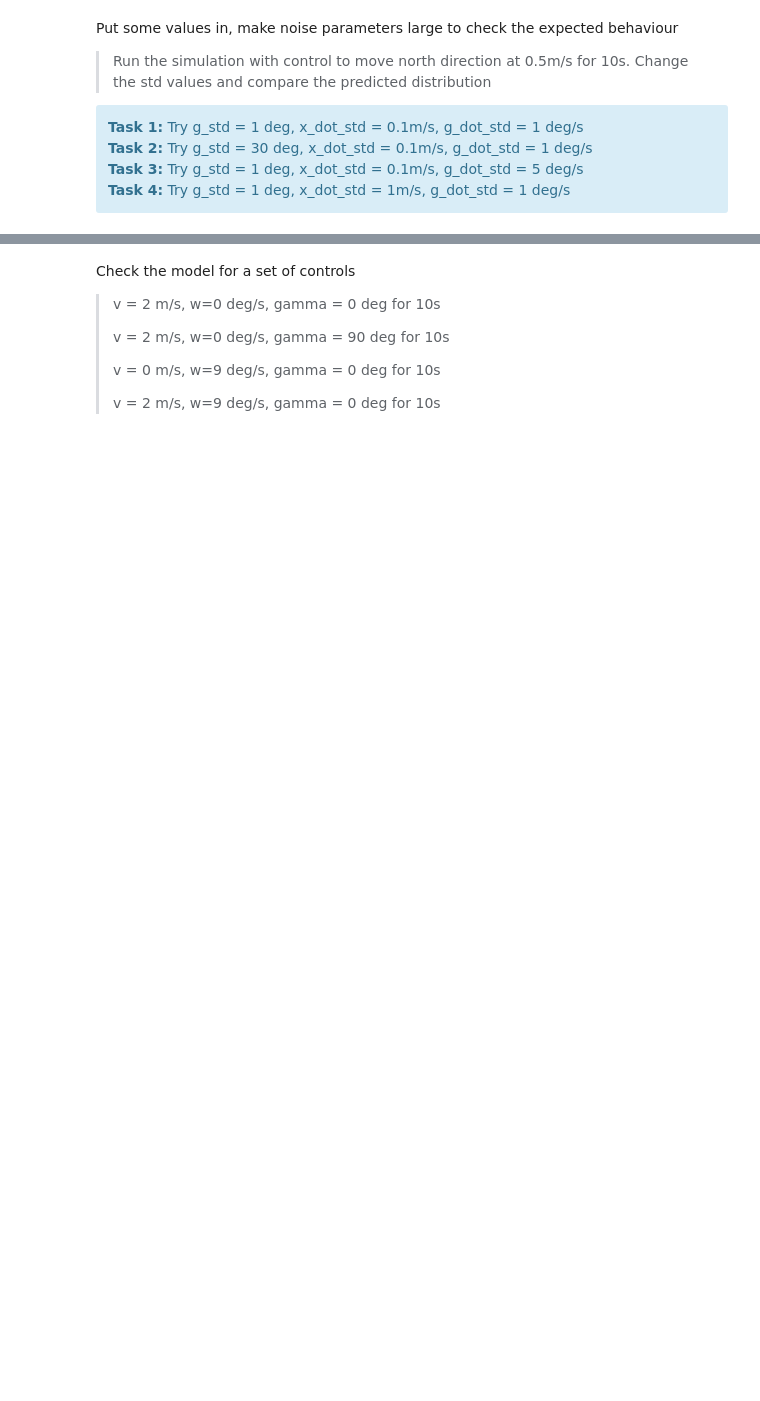
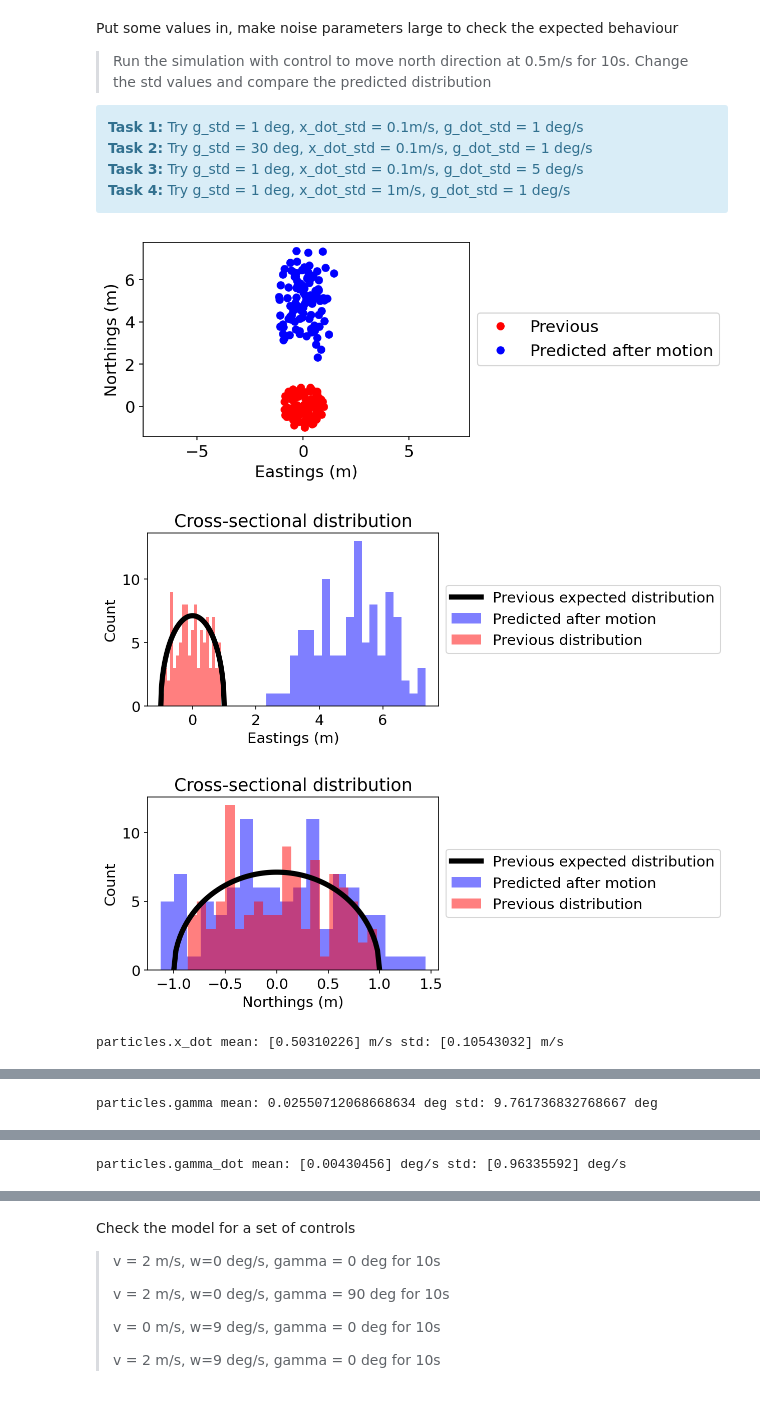
Before and after one commit to skyemckech/FEEG6043-Group, a Jupyter notebook: src/Tutorials/tutorial 5/pf.ipynb, the cells around one changed output, grey strips where cells are left out. Saved outputs shown, nothing was run; the diff lists cells and outputs as text; code cells hidden in the pictures; blank space fills up the shorter version.

```diff
--- a/src/Tutorials/tutorial 5/pf.ipynb
+++ b/src/Tutorials/tutorial 5/pf.ipynb
@@ -199,12 +214,12 @@ def discrete_motion_model(particles, gamma, u, dt, process_noise):
             p[1] = particles.eastings[i]
 
             # We treat the other states as auxilliary (Rao-Blackwellisation), where noise is random sampled from a distribution and added
-            if gamma != None: p[2] = ?? % (2*np.pi)
-            else: p[2] = ?? % (2*np.pi)
+            if gamma != None: p[2] = gamma + np.random.normal(scale = g_std) % (2*np.pi)
+            else: p[2] = particles.gamma[i] + np.random.normal(scale = g_std) % (2*np.pi)
 
             u_noise = Vector(2)
-            u_noise[0] = u[0] + np.random.normal(scale=??)
-            u_noise[1] = u[1] + np.random.normal(scale=??)
+            u_noise[0] = u[0] + np.random.normal(scale=x_dot_std)
+            u_noise[1] = u[1] + np.random.normal(scale=g_dot_std)
 
             # note rigid_body_kinematics already handles the exception dynamics of w=0
             p = rigid_body_kinematics(p,u_noise,dt)
@@ -242,9 +255,9 @@ prev_particles = copy.deepcopy(particles)
 #######################################
 # set some noise parameters
 #######################################
-g_std = ? #rad
-x_dot_std = ? #m/s
-g_dot_std = ? #rad/s
+g_std = np.deg2rad(1) #rad
+x_dot_std = 0.1 #m/s
+g_dot_std = np.deg2rad(1) #rad/s
 
 #######################################
 # set control and heading
@@ -259,7 +272,7 @@ gamma = np.deg2rad(0) #rad
 #######################################
 # use the motion model
 #######################################
-discrete_motion_model(particles, gamma, u, dt, [??, ??, ??]) #variance to make comparable to EKF inputs
+discrete_motion_model(particles, gamma, u, dt, [g_std**2, x_dot_std**2, g_dot_std**2]) #variance to make comparable to EKF inputs
 
 #######################################
 # plot particles after motion prediction
@@ -271,30 +284,35 @@ plt.legend(loc='center left', bbox_to_anchor=(1, 0.5)); plt.show()
 
 plt.figure();
 plt.plot(x, Nb, color = "black", linewidth = 5, label="Previous expected distribution")
 plt.hist(particles.northings, alpha=.5, color = "blue", label="Predicted after motion", bins=nbins)
 plt.hist(prev_particles.northings, alpha=.5, color = "red", label="Previous distribution", bins=nbins)
 plt.title("Cross-sectional distribution"); plt.xlabel("Eastings (m)"); plt.ylabel("Count"); plt.legend()
 plt.legend(loc='center left', bbox_to_anchor=(1, 0.5)); plt.show()
 
 
 plt.figure();
 plt.plot(x, Nb, color = "black", linewidth = 5, label="Previous expected distribution")
 plt.hist(particles.eastings, alpha=.5, color = "blue", label="Predicted after motion", bins=nbins)
 plt.hist(prev_particles.eastings, alpha=.5, color = "red", label="Previous distribution", bins=nbins)
 plt.title("Cross-sectional distribution"); plt.xlabel("Northings (m)"); plt.ylabel("Count"); plt.legend()
 plt.legend(loc='center left', bbox_to_anchor=(1, 0.5)); plt.show()
 
 
 # plot each state to see how they have sampled noise
 plt.plot(particles.x_dot, 'bo');
 print('particles.x_dot mean:', np.mean(particles.x_dot), 'm/s std:', np.std(particles.x_dot), 'm/s')
 plt.xlabel("particle index"); plt.ylabel("Linear velocity (m/s)"); plt.show()
 
 # plot each state to see how they have sampled noise
 plt.plot(particles.gamma * 180/np.pi, 'bo');
 print('particles.gamma mean:', wrapped_mean(particles.gamma.tolist()) * 180/np.pi , 'deg std:', wrapped_std(particles.gamma.tolist()) * 180/np.pi, 'deg')
 plt.xlabel("particle index"); plt.ylabel("Heading (deg)"); plt.show()
 
 plt.plot(particles.gamma_dot * 180/np.pi, 'bo');
 print('particles.gamma_dot mean:', np.mean(particles.gamma_dot) * 180/np.pi, 'deg/s std:', np.std(particles.gamma_dot) * 180/np.pi, 'deg/s')
 plt.xlabel("particle index"); plt.ylabel("Angular velocity (deg/s)"); plt.show()
+# %% [output]
+[figure, added]
+[figure, added]
+[figure, added]
+particles.x_dot mean: [0.50310226] m/s std: [0.10543032] m/s
@@ -300,0 +320 @@ plt.xlabel("particle index"); plt.ylabel("Angular velocity (deg/s)"); plt.show()
+particles.gamma mean: 0.02550712068668634 deg std: 9.761736832768667 deg
@@ -300,0 +322 @@ plt.xlabel("particle index"); plt.ylabel("Angular velocity (deg/s)"); plt.show()
+particles.gamma_dot mean: [0.00430456] deg/s std: [0.96335592] deg/s
```
Also changed, not shown: parts of 18 cells of this notebook, 22 other files.
